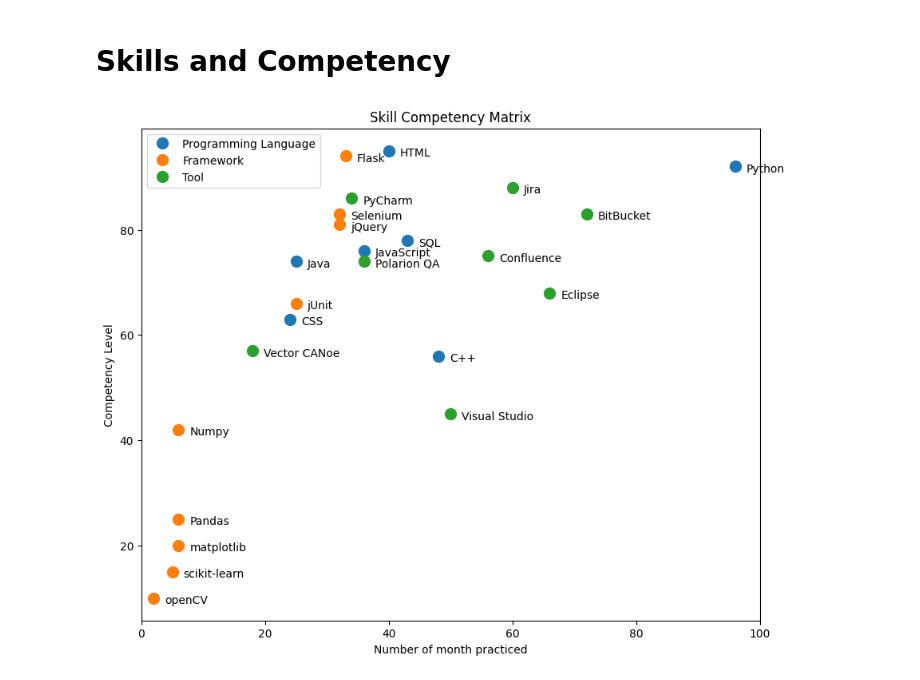
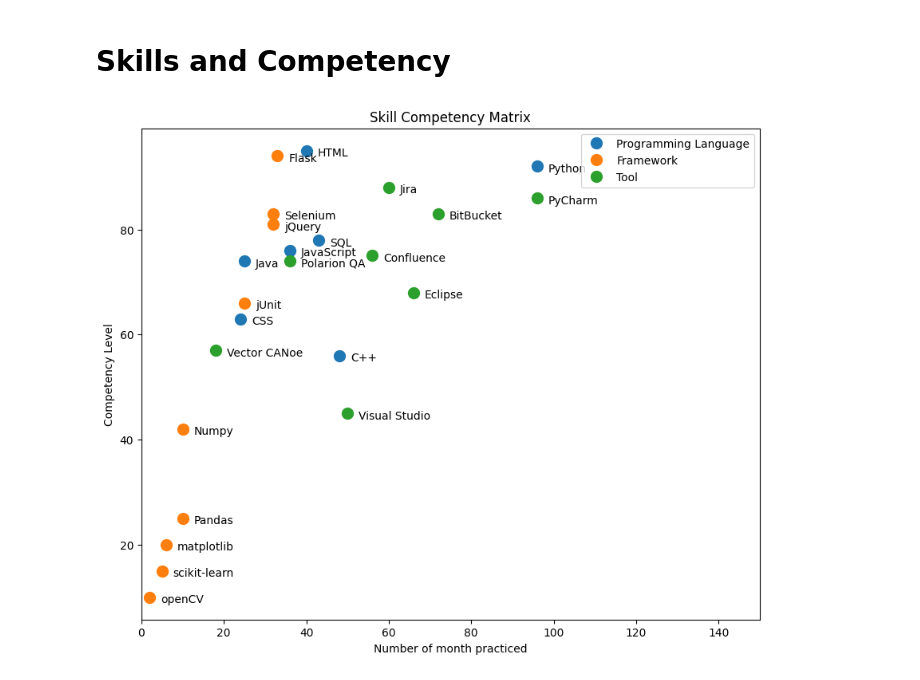
Before and after one commit to jboegeholz/curriculum_vitae_for_data_scientists, a Jupyter notebook: curriculum_vitae.ipynb, the cells around one changed output. Cells and saved outputs as stored; diff of their text form; code cells hidden in the pictures.

```diff
--- a/curriculum_vitae.ipynb
+++ b/curriculum_vitae.ipynb
@@ -75,29 +75,30 @@ plt.close()
 # %%
 skills = pd.read_csv('./data/skills.csv')
 
 
 groups = ["Programming Language", "Framework", "Tool"]
 fig, ax = plt.subplots()
 fig.set_size_inches(10, 8)
 
 for group in groups:
+
     skill = skills[skills.Type == group]
     ax.plot(skill['Number of month practiced'],
             skill['Competency Level'],
             marker='o',
             linestyle='',
             ms=10,
             label=group)
     for i, txt in enumerate(skill.Skill):
         ax.annotate(txt, (skill['Number of month practiced'].iat[i],
                           skill['Competency Level'].iat[i]),
                     xytext=(10,-5),
                     textcoords='offset points',)
 ax.legend()
-ax.set_xlim(0, 100)
+ax.set_xlim(0, 150)
 plt.xlabel('Number of month practiced')
 plt.ylabel('Competency Level')
 plt.title("Skill Competency Matrix")
 plt.show()
 # %% [output]
-[figure, old version]
+[figure, new version]
```
Also changed, not shown: parts of 1 cell of this notebook, 2 other files.
